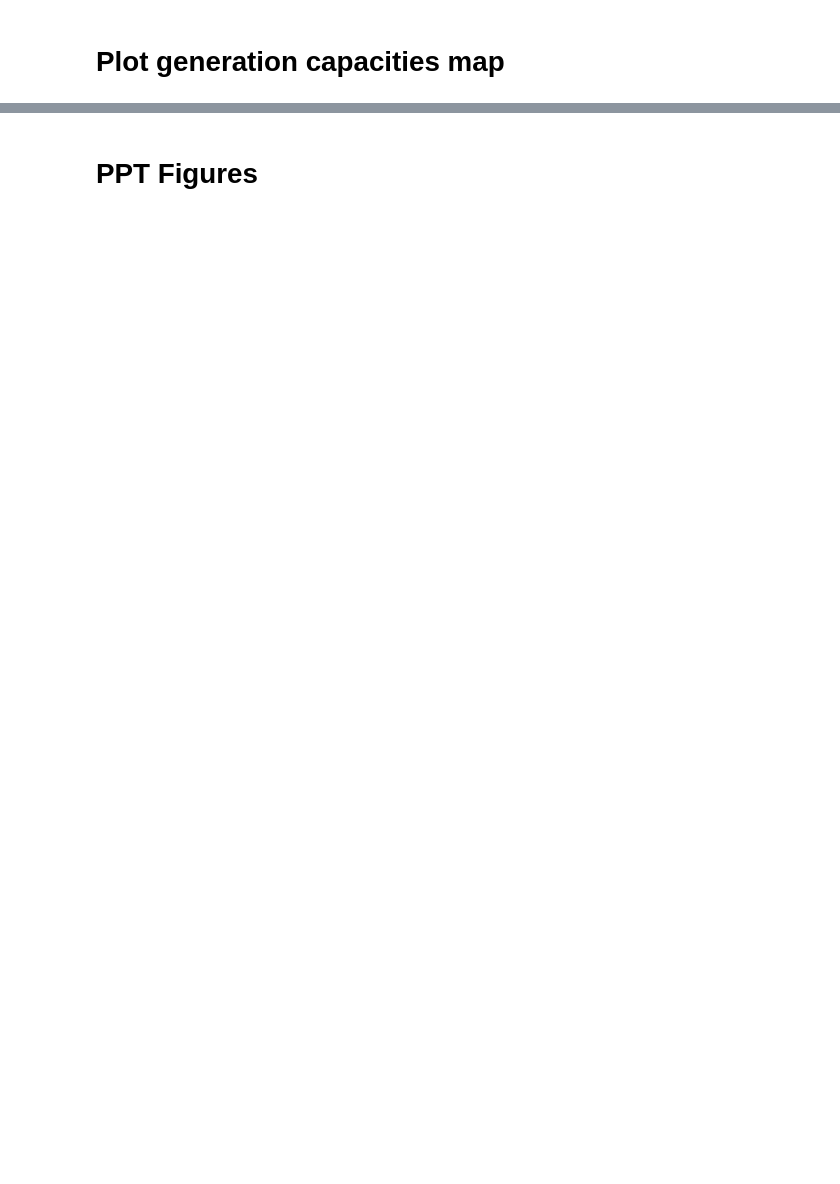
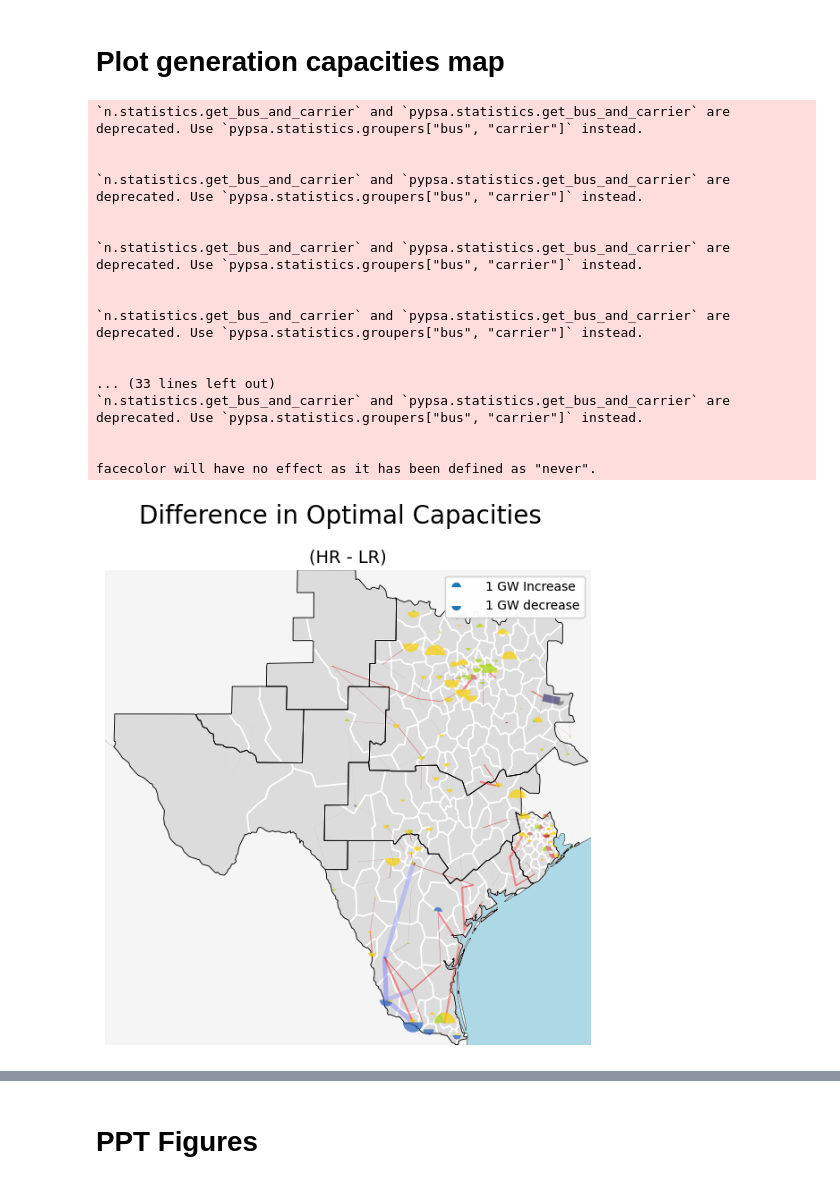
Before and after one commit to ktehranchi/pypsa-usa, a Jupyter notebook: workflow/notebooks/CH2/plot_network_maps2ERCOT.ipynb, the cells around one changed output, grey strips where cells are left out. Saved outputs shown, nothing was run; the diff lists cells and outputs as text; code cells hidden in the pictures; blank space fills up the shorter version.

```diff
--- a/workflow/notebooks/CH2/plot_network_maps2ERCOT.ipynb
+++ b/workflow/notebooks/CH2/plot_network_maps2ERCOT.ipynb
@@ -402,11 +613,11 @@ cap_id = get_capacities(n_hr_reactive)
 cap_sq = get_capacities(n_lr_reactive)
 diff_cap = cap_id - cap_sq
 
-iq_diff_bus, iq_diff_line, iq_diff_link = get_diff_capacities(n_hr_reactive)
-sq_diff_bus, sq_diff_line, sq_diff_link = get_diff_capacities(n_lr_reactive)
+hr_reac_bus_diff, hr_reac_line_diff, hr_reac_link_diff = get_diff_capacities(n_hr_reactive)
+lr_reac_bus_diff, lr_reac_line_diff, lr_reac_link_diff = get_diff_capacities(n_lr_reactive)
 
-diff_line = iq_diff_line - sq_diff_line
-diff_link = iq_diff_link - sq_diff_link
+diff_line = hr_reac_line_diff - lr_reac_line_diff
+diff_link = hr_reac_link_diff - lr_reac_link_diff
 
 fig , axes = plt.subplots(1, 1, figsize=(7,7), subplot_kw={"projection": ccrs.EqualEarth(n_lr_reactive.buses.x.mean())})
 # Plot data
@@ -415,34 +626,53 @@ bus_scale = 1e5
 plot_capacity_map(
     n_lr_reactive,
     ax=axes,
     regions=regions,
     bus_values=diff_cap,
     link_values=diff_link,
     line_values=diff_line,
     bus_scale = 1e5,
     line_scale= line_scale,
     title="",
     link_colors="green",
     line_norm=None,
     line_alpha=0.5,
     bus_split_circles=True,
     line_colors=diff_line,
     line_cmap=colormap,
 )
 
 regions_lr.boundary.plot(
     ax=axes,
     facecolor=None,
     edgecolor="black",
     aspect="equal",
     transform=ccrs.PlateCarree(),
     linewidth=0.7,
 )
 
 plt.suptitle("Difference in Optimal Capacities", fontsize=TITLE_SIZE)
-plt.title("(Idealized - Status Quo)", fontsize=TITLE_SIZE * 0.7)
+plt.title("(HR - LR)", fontsize=TITLE_SIZE * 0.7)
 
 pypsa.plot.add_legend_semicircles(axes, sizes=[1e3/bus_scale, -1e3/bus_scale], labels=["1 GW Increase", "1 GW decrease"])
+# %% [output]
+`n.statistics.get_bus_and_carrier` and `pypsa.statistics.get_bus_and_carrier` are deprecated. Use `pypsa.statistics.groupers["bus", "carrier"]` instead.
+
+
+`n.statistics.get_bus_and_carrier` and `pypsa.statistics.get_bus_and_carrier` are deprecated. Use `pypsa.statistics.groupers["bus", "carrier"]` instead.
+
+
+`n.statistics.get_bus_and_carrier` and `pypsa.statistics.get_bus_and_carrier` are deprecated. Use `pypsa.statistics.groupers["bus", "carrier"]` instead.
+
+
+`n.statistics.get_bus_and_carrier` and `pypsa.statistics.get_bus_and_carrier` are deprecated. Use `pypsa.statistics.groupers["bus", "carrier"]` instead.
+
+
+... (33 lines left out)
+`n.statistics.get_bus_and_carrier` and `pypsa.statistics.get_bus_and_carrier` are deprecated. Use `pypsa.statistics.groupers["bus", "carrier"]` instead.
+
+
+facecolor will have no effect as it has been defined as "never".
+[figure, added]
 # %%
 groupers = pypsa.statistics.groupers
 def get_capacities(n: pypsa.Network):
```
Also changed, not shown: parts of 12 cells of this notebook, 1 other file.
